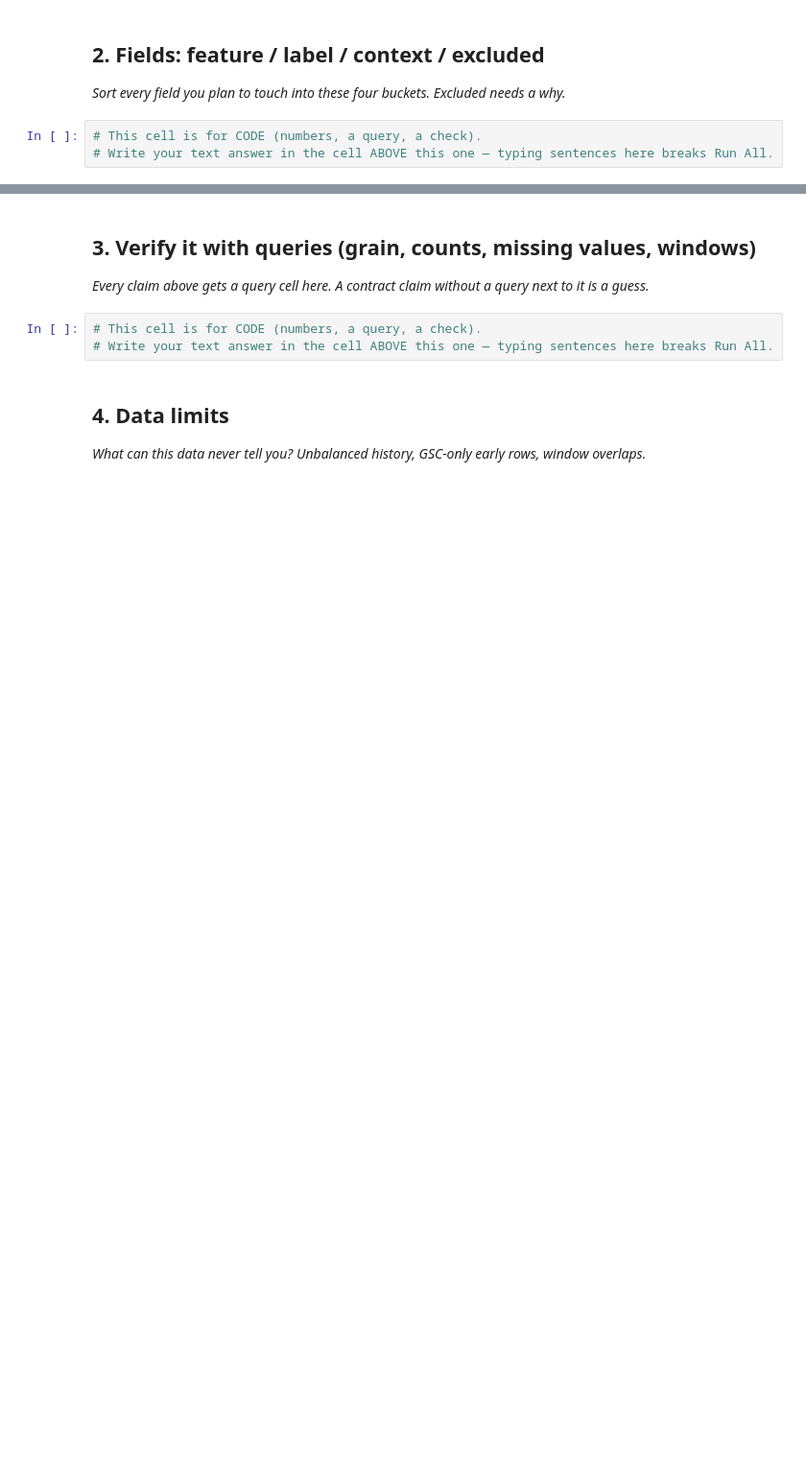
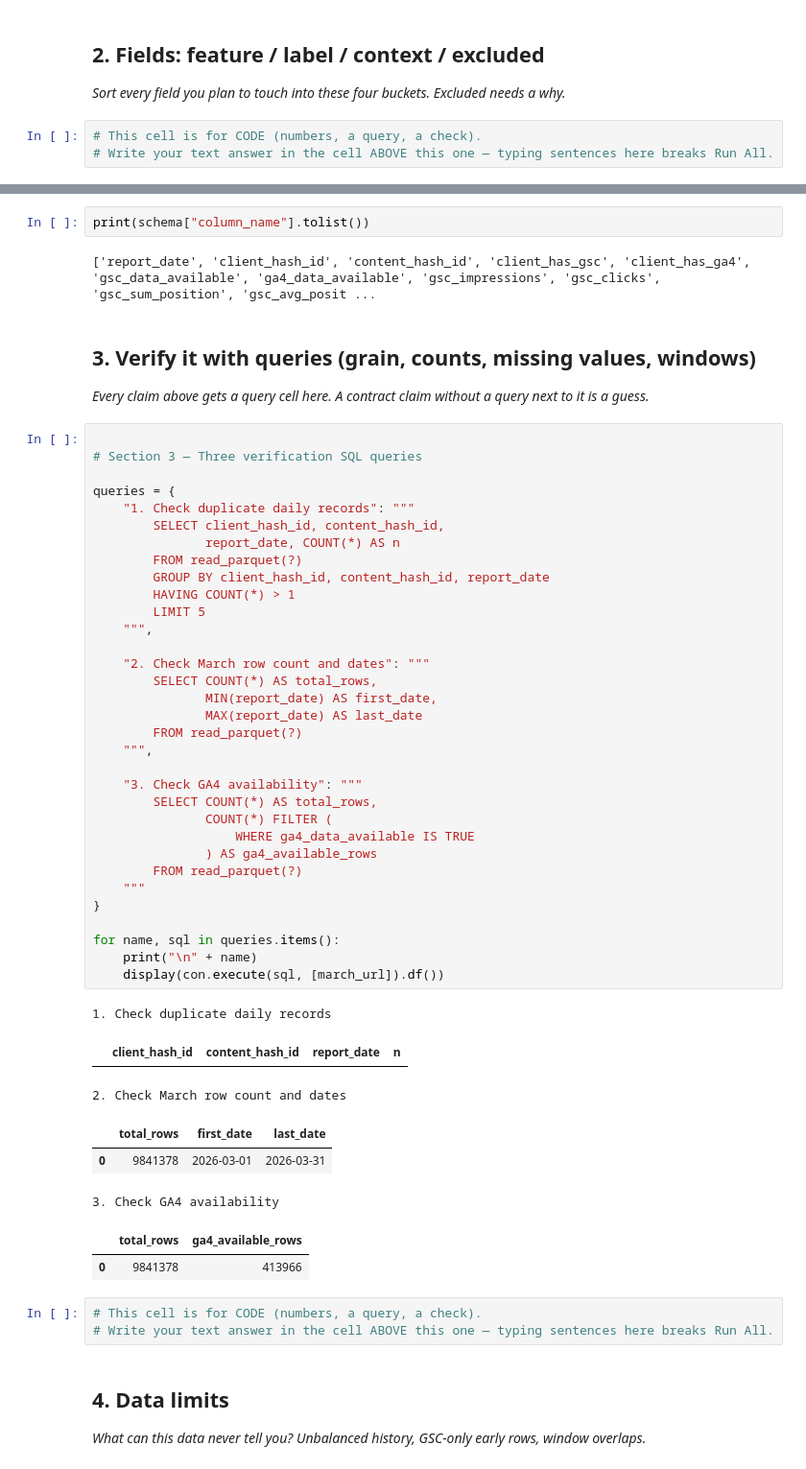
Before and after one commit to mhv-codes/flyrank-ml-internship, a Jupyter notebook: work/notebooks/w03_data_contract.ipynb, the cells around one changed output, grey strips where cells are left out. Shown at 96% size. Saved outputs shown, nothing was run; the diff lists cells and outputs as text; blank space fills up the shorter version.

```diff
--- a/work/notebooks/w03_data_contract.ipynb
+++ b/work/notebooks/w03_data_contract.ipynb
@@ -23,7 +135,53 @@ This skeleton is yours to fill. Work the sections **in order** — each one has
+# %%
+print(schema["column_name"].tolist())
+# %% [output]
+['report_date', 'client_hash_id', 'content_hash_id', 'client_has_gsc', 'client_has_ga4', 'gsc_data_available', 'ga4_data_available', 'gsc_impressions', 'gsc_clicks', 'gsc_sum_position', 'gsc_avg_posit ...
 # %% [markdown]
 ## 3. Verify it with queries (grain, counts, missing values, windows)
 
 *Every claim above gets a query cell here. A contract claim without a query next to it is a guess.*
+# %%
+
+# Section 3 — Three verification SQL queries
+
+queries = {
+    "1. Check duplicate daily records": """
+        SELECT client_hash_id, content_hash_id,
+               report_date, COUNT(*) AS n
+        FROM read_parquet(?)
+        GROUP BY client_hash_id, content_hash_id, report_date
+        HAVING COUNT(*) > 1
+        LIMIT 5
+    """,
+
+    "2. Check March row count and dates": """
+        SELECT COUNT(*) AS total_rows,
+               MIN(report_date) AS first_date,
+               MAX(report_date) AS last_date
+        FROM read_parquet(?)
+    """,
+
+    "3. Check GA4 availability": """
+        SELECT COUNT(*) AS total_rows,
+               COUNT(*) FILTER (
+                   WHERE ga4_data_available IS TRUE
+               ) AS ga4_available_rows
+        FROM read_parquet(?)
+    """
+}
+
+for name, sql in queries.items():
+    print("\n" + name)
+    display(con.execute(sql, [march_url]).df())
+# %% [output]
+1. Check duplicate daily records
+|  | client_hash_id | content_hash_id | report_date | n |
+2. Check March row count and dates
+|  | total_rows | first_date | last_date |
+| 0 | 9841378 | 2026-03-01 | 2026-03-31 |
+3. Check GA4 availability
+|  | total_rows | ga4_available_rows |
+| 0 | 9841378 | 413966 |
 # %%
 # This cell is for CODE (numbers, a query, a check).
 # Write your text answer in the cell ABOVE this one — typing sentences here breaks Run All.
```
Also changed, not shown: parts of 9 cells of this notebook.
